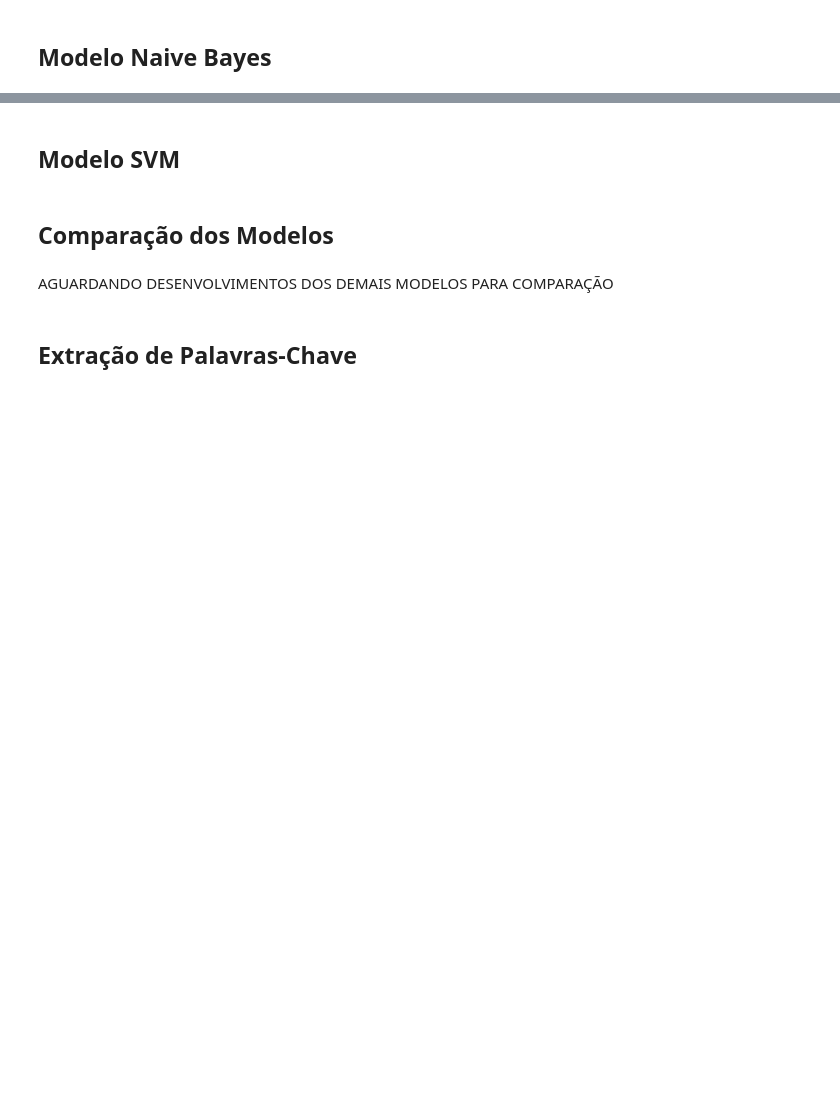
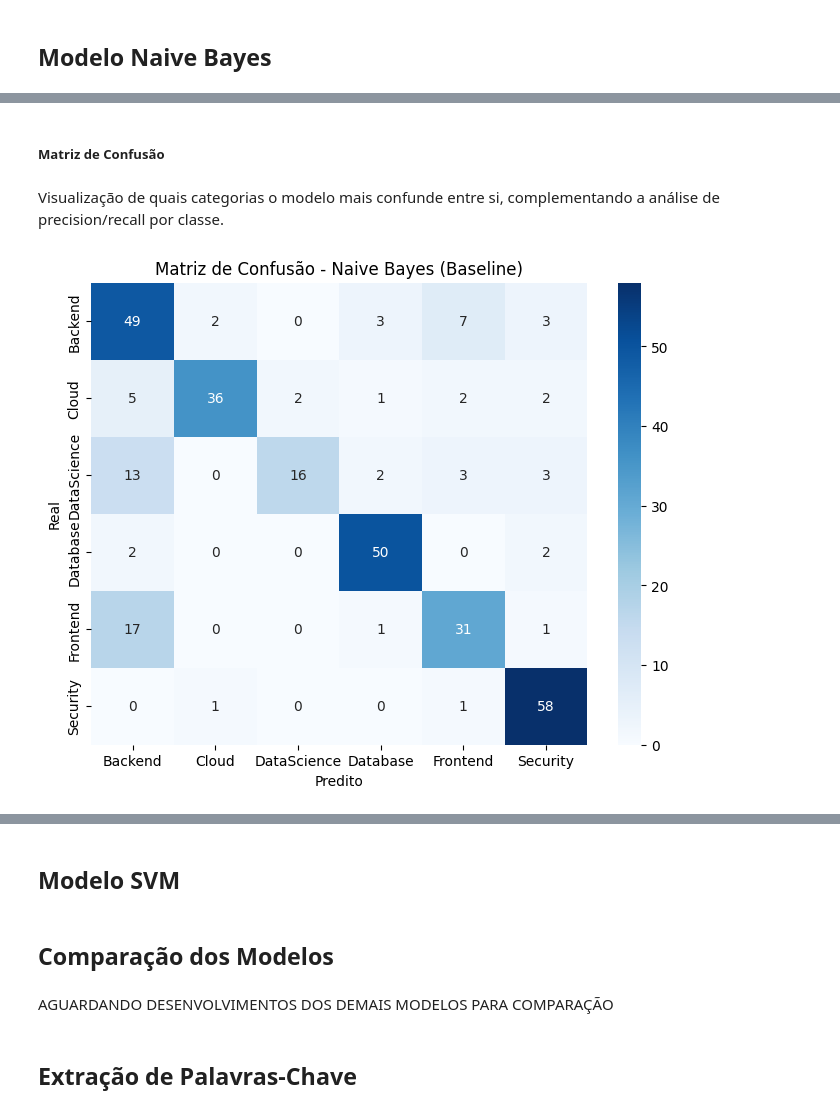
Before and after one commit to No-Country-simulation/g9-br-techmind-team10, a Jupyter notebook: datascience/notebooks/05_techmind.ipynb, the cells around one changed output, grey strips where cells are left out. Cells and saved outputs as stored; diff of their text form; code cells hidden in the pictures; blank space fills up the shorter version.

Commit message:
Adicionado modelo NB

```diff
--- a/datascience/notebooks/05_techmind.ipynb
+++ b/datascience/notebooks/05_techmind.ipynb
@@ -363,2 +369,5 @@ Considerando essas informações, o modelo baseline será considerado o modelo f
 # %%
-# AGUARANDO
+# Cria modelo de classificação Naive Bayes (baseline)
+modelo_nb = MultinomialNB(
+    alpha=1.0,
+    fit_prior=True)
@@ -364,0 +393,6 @@ Considerando essas informações, o modelo baseline será considerado o modelo f
+# %%
+# Treino do modelo Naive Bayes (baseline)
+modelo_nb.fit(
+    X_train_tfidf,
+    y_train
+)
@@ -364,0 +405,3 @@ Considerando essas informações, o modelo baseline será considerado o modelo f
+# %%
+# Predição nos dados de teste Naive Bayes (baseline)
+y_pred_nb = modelo_nb.predict(X_test_tfidf)
@@ -364,0 +434,17 @@ Considerando essas informações, o modelo baseline será considerado o modelo f
+# %% [markdown]
+##### Matriz de Confusão
+# %% [markdown]
+Visualização de quais categorias o modelo mais confunde entre si, complementando a análise de precision/recall por classe.
+# %%
+# Matriz Confusão Naive Bayes (baseline)
+cm = confusion_matrix(y_test, y_pred_nb, labels=modelo_nb.classes_)
+
+plt.figure(figsize=(8, 6))
+sns.heatmap(cm, annot=True, fmt='d', cmap='Blues',
+            xticklabels=modelo_nb.classes_, yticklabels=modelo_nb.classes_)
+plt.xlabel('Predito')
+plt.ylabel('Real')
+plt.title('Matriz de Confusão - Naive Bayes (Baseline)')
+plt.show()
+# %% [output]
+[figure, added]
```
Also changed, not shown: parts of 44 cells of this notebook.
